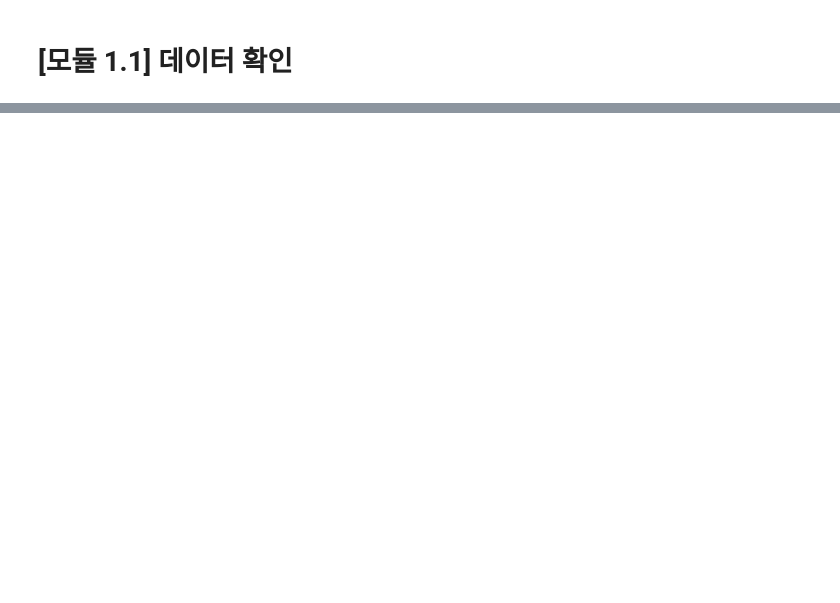
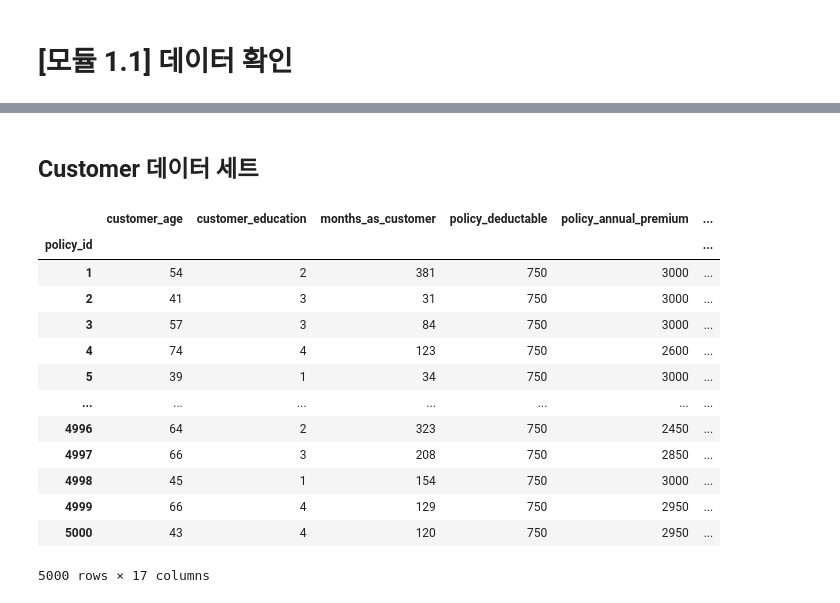
Before and after one commit to gonsoomoon-ml/SageMaker-Pipelines-Step-By-Step, a Jupyter notebook: scratch/1.1.skim-dataset.ipynb, the cells around one changed output, grey strips where cells are left out. Drawn from its saved outputs; the diff is of its cells as text; code cells hidden in the pictures; blank space fills up the shorter version.

```diff
--- a/scratch/1.1.skim-dataset.ipynb
+++ b/scratch/1.1.skim-dataset.ipynb
@@ -34,0 +59,19 @@ dp(df_customers.head())
+# %% [markdown]
+## Customer 데이터 세트
+# %%
+dp(df_customers)
+# %% [output]
+|  | customer_age | customer_education | months_as_customer | policy_deductable | policy_annual_premium | ... |
+| policy_id |  |  |  |  |  | ... |
+| 1 | 54 | 2 | 381 | 750 | 3000 | ... |
+| 2 | 41 | 3 | 31 | 750 | 3000 | ... |
+| 3 | 57 | 3 | 84 | 750 | 3000 | ... |
+| 4 | 74 | 4 | 123 | 750 | 2600 | ... |
+| 5 | 39 | 1 | 34 | 750 | 3000 | ... |
+| ... | ... | ... | ... | ... | ... | ... |
+| 4996 | 64 | 2 | 323 | 750 | 2450 | ... |
+| 4997 | 66 | 3 | 208 | 750 | 2850 | ... |
+| 4998 | 45 | 1 | 154 | 750 | 3000 | ... |
+| 4999 | 66 | 4 | 129 | 750 | 2950 | ... |
+| 5000 | 43 | 4 | 120 | 750 | 2950 | ... |
+5000 rows × 17 columns
```
Also changed, not shown: parts of 5 cells of this notebook.
